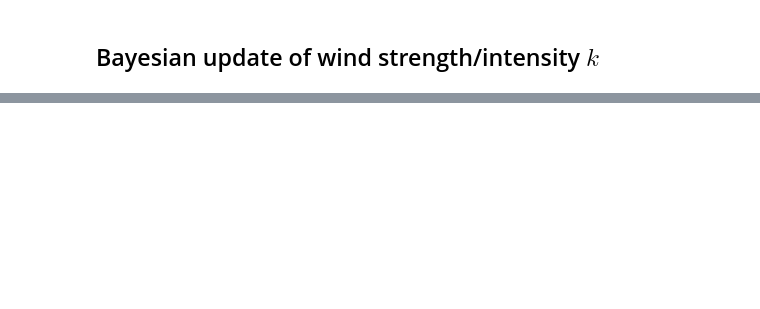
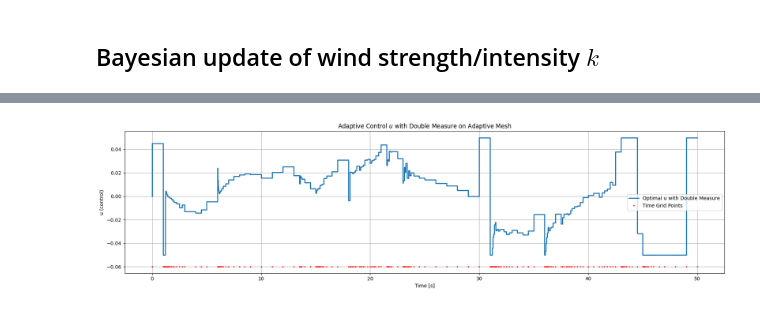
Before and after one commit to dmw1998/Case_Study_Log, a Jupyter notebook: numerical_experiments.ipynb, the cells around one changed output, grey strips where cells are left out. Cells and saved outputs as stored; diff of their text form; code cells hidden in the pictures; blank space fills up the shorter version.

Commit message:
update: add Bayesian second measure

```diff
--- a/numerical_experiments.ipynb
+++ b/numerical_experiments.ipynb
@@ -2268,2 +2325,2 @@ def solve_wider_wind_ocp_pce_w_adaptive_mesh_variation_1(pce_order, k_mean, k_st
 # %%
-res_adpt_halve_ts = solve_wider_wind_ocp_pce_w_adaptive_mesh_variation_1(pce_order=2, k_mean=1.0, k_std=0.08, s_mean=1.0, s_std=0.15, max_iter=5)
+res_adpt_halve_ts = solve_wider_wind_ocp_pce_w_adaptive_mesh_variation_1(pce_order=2, k_mean=1.0, k_std=0.08, s_mean=1.0, s_std=0.15, max_iter=5, tol=6e-3, p=2)
@@ -2814,7 +2891,7 @@ def solve_wider_wind_ocp_pce_w_adaptive_mesh_variation_2(pce_order, k_mean, k_st
                     iteration += 1
             return y_6, dt
 
-    def solve_and_refine(time_grid, max_iter=3):
+    def solve_and_refine(time_grid, max_iter=max_iter):
         x0 = [0, 600, 239.7, -0.03925, 0.1283]
         N_init = len(time_grid) - 1
         dt_min_old = tf / N_init / 2
@@ -2839,6 +2916,6 @@ def solve_wider_wind_ocp_pce_w_adaptive_mesh_variation_2(pce_order, k_mean, k_st
         sol_final = solve_ocp(time_grid)
         return sol_final
 
-    return solve_and_refine(time_grid, max_iter=max_iter)
+    return solve_and_refine(time_grid)
 # %%
-res_adpt_rk_pair = solve_wider_wind_ocp_pce_w_adaptive_mesh_variation_2(pce_order=2, k_mean=1.0, k_std=0.08, s_mean=1.0, s_std=0.15, max_iter=5, tol=0.5)
+res_adpt_rk_pair = solve_wider_wind_ocp_pce_w_adaptive_mesh_variation_2(pce_order=2, k_mean=1.0, k_std=0.08, s_mean=1.0, s_std=0.15, max_iter=5, tol=6e-3)
@@ -3366,4 +3476,4 @@ def solve_wider_wind_ocp_pce_w_adaptive_mesh_double_measure(pce_order, k_mean, k
 
     return solve_and_refine()
 # %%
-res_double_measure = solve_wider_wind_ocp_pce_w_adaptive_mesh_double_measure(pce_order=2, k_mean=1.0, k_std=0.08, s_mean=1.0, s_std=0.15, k_obs=1.05, obs_noise=0.05, obs_time=30, du_tol=0.01, max_iter=5)
+res_double_measure = solve_wider_wind_ocp_pce_w_adaptive_mesh_double_measure(pce_order=2, k_mean=1.0, k_std=0.08, s_mean=1.0, s_std=0.15, k_obs=1.05, obs_noise=0.05, obs_time=30, du_tol=6e-3, max_iter=5)
@@ -3369,0 +3498,13 @@ res_double_measure = solve_wider_wind_ocp_pce_w_adaptive_mesh_double_measure(pce
+# %%
+plt.figure(figsize=(18, 5))
+plt.step(res_double_measure["time_grid"], res_double_measure["u"], label='Optimal u with Double Measure', linewidth=2)
+plt.plot(res_double_measure["time_grid"], -0.06*np.ones_like(res_double_measure["time_grid"]), 'r.', markersize=3, label='Time Grid Points')
+plt.xlabel('Time [s]')
+plt.ylabel('u (control)')
+plt.title('Adaptive Control $u$ with Double Measure on Adaptive Mesh')
+plt.grid(True)
+plt.legend()
+plt.tight_layout()
+plt.show()
+# %% [output]
+[figure, added]
```
Also changed, not shown: parts of 22 cells of this notebook.
